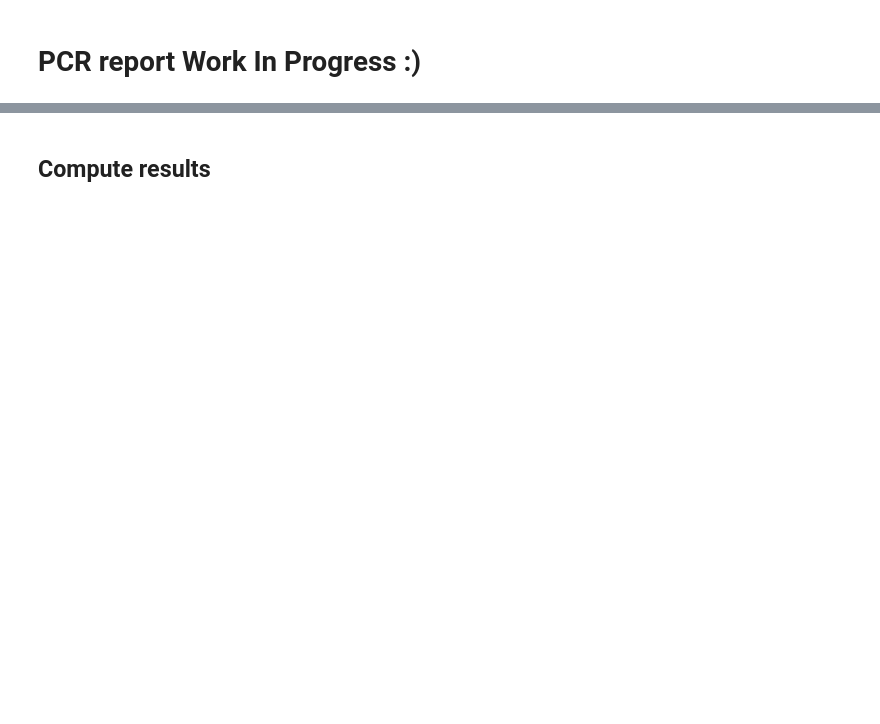
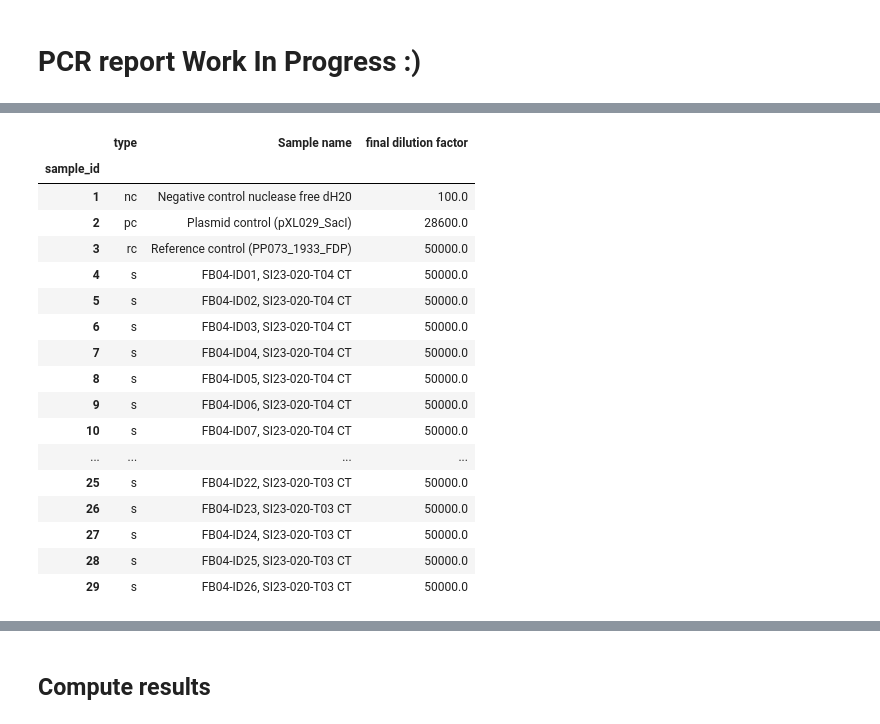
Before and after one commit to igicerovsky/pcr-report, a Jupyter notebook: pcrep.ipynb, the cells around one changed output, grey strips where cells are left out. Cells and saved outputs as stored; diff of their text form; code cells hidden in the pictures; blank space fills up the shorter version.

```diff
--- a/pcrep.ipynb
+++ b/pcrep.ipynb
@@ -17,28 +4,19 @@ out_name
 import pandas as pd
 import os
 
-# INPUT_PCR_DATA = "./example/230901_GN004308-086/230901_GN004308-086_20230901_112734_186.csv"
+from pcrep.parse_input import parse_analysis_filepath
+from pcrep.constants import CONC_NAME, DIL_FINAL_FACTOR_NAME, DIL_TYPE_NAME, DIL_SAMPLE_DESCRIPTION_NAME
+
 INPUT_PCR_DATA = "./example/231108_GN004773-019/230811_GN004773-019_20230811_100101_999.csv"
-df = pd.read_csv(INPUT_PCR_DATA, delimiter=';')
-df = df.replace(',', '.', regex=True)
-CONC_NAME = 'Conc(copies/µL)'
+CONFIG_DIR = "C:/work/pcr-report/data"
+df = pd.read_csv(INPUT_PCR_DATA, delimiter=';', decimal=',')
+# df = df.replace(',', '.', regex=True)
 df[CONC_NAME] = df[CONC_NAME].astype('Float64')
 
-DIL_FINAL_FACTOR_NAME = 'final dilution factor'
-DIL_SAMPLE_DESCRIPTION_NAME = 'Sample name'
-DIL_TYPE_NAME = 'type'
+parsedc = parse_analysis_filepath(INPUT_PCR_DATA)
+ANALYSIS_DIR = parsedc['analysis_dir']
 
-
-def get_dir(path_name):
-    if not os.path.isfile(path_name):
-        raise Exception('Not file!')
-    return os.path.split(path_name)[0]
-
-
-WORK_DIR = get_dir(INPUT_PCR_DATA)
-
-parsedc = parse_input.parse_inputname(os.path.split(INPUT_PCR_DATA)[1])
 BASE_FILEPATH = os.path.join(
-    WORK_DIR, '{}_{}'.format(parsedc['date'], parsedc['gn']))
-display(WORK_DIR)
+    ANALYSIS_DIR, '{}_{}'.format(parsedc['date'], parsedc['gn']))
+display(ANALYSIS_DIR)
 display(BASE_FILEPATH)
@@ -47,8 +42,26 @@ df
 # %%
-# INPUT_CONCENTRATION_DATA = "./example/230901_GN004308-086/230901_GN004308-086_conc.csv"
-INPUT_CONCENTRATION_DATA = "./example/231108_GN004773-019/230901_GN004773-019_conc.csv"
-df_conc = pd.read_csv(INPUT_CONCENTRATION_DATA, sep=";", decimal='.')
+INPUT_CONCENTRATION_DATA = BASE_FILEPATH + '_conc.csv'
+df_conc = pd.read_csv(INPUT_CONCENTRATION_DATA, sep=";", decimal=',')
 
 df_conc.set_index(['sample_id'], inplace=True)
 df_conc
+# %% [output]
+|  | type | Sample name | final dilution factor |
+| sample_id |  |  |  |
+| 1 | nc | Negative control nuclease free dH20 | 100.0 |
+| 2 | pc | Plasmid control (pXL029_SacI) | 28600.0 |
+| 3 | rc | Reference control (PP073_1933_FDP) | 50000.0 |
+| 4 | s | FB04-ID01, SI23-020-T04 CT | 50000.0 |
+| 5 | s | FB04-ID02, SI23-020-T04 CT | 50000.0 |
+| 6 | s | FB04-ID03, SI23-020-T04 CT | 50000.0 |
+| 7 | s | FB04-ID04, SI23-020-T04 CT | 50000.0 |
+| 8 | s | FB04-ID05, SI23-020-T04 CT | 50000.0 |
+| 9 | s | FB04-ID06, SI23-020-T04 CT | 50000.0 |
+| 10 | s | FB04-ID07, SI23-020-T04 CT | 50000.0 |
+| ... | ... | ... | ... |
+| 25 | s | FB04-ID22, SI23-020-T03 CT | 50000.0 |
+| 26 | s | FB04-ID23, SI23-020-T03 CT | 50000.0 |
+| 27 | s | FB04-ID24, SI23-020-T03 CT | 50000.0 |
+| 28 | s | FB04-ID25, SI23-020-T03 CT | 50000.0 |
+| 29 | s | FB04-ID26, SI23-020-T03 CT | 50000.0 |
 # %%
```
Also changed, not shown: parts of 11 cells of this notebook, 7 other files.
